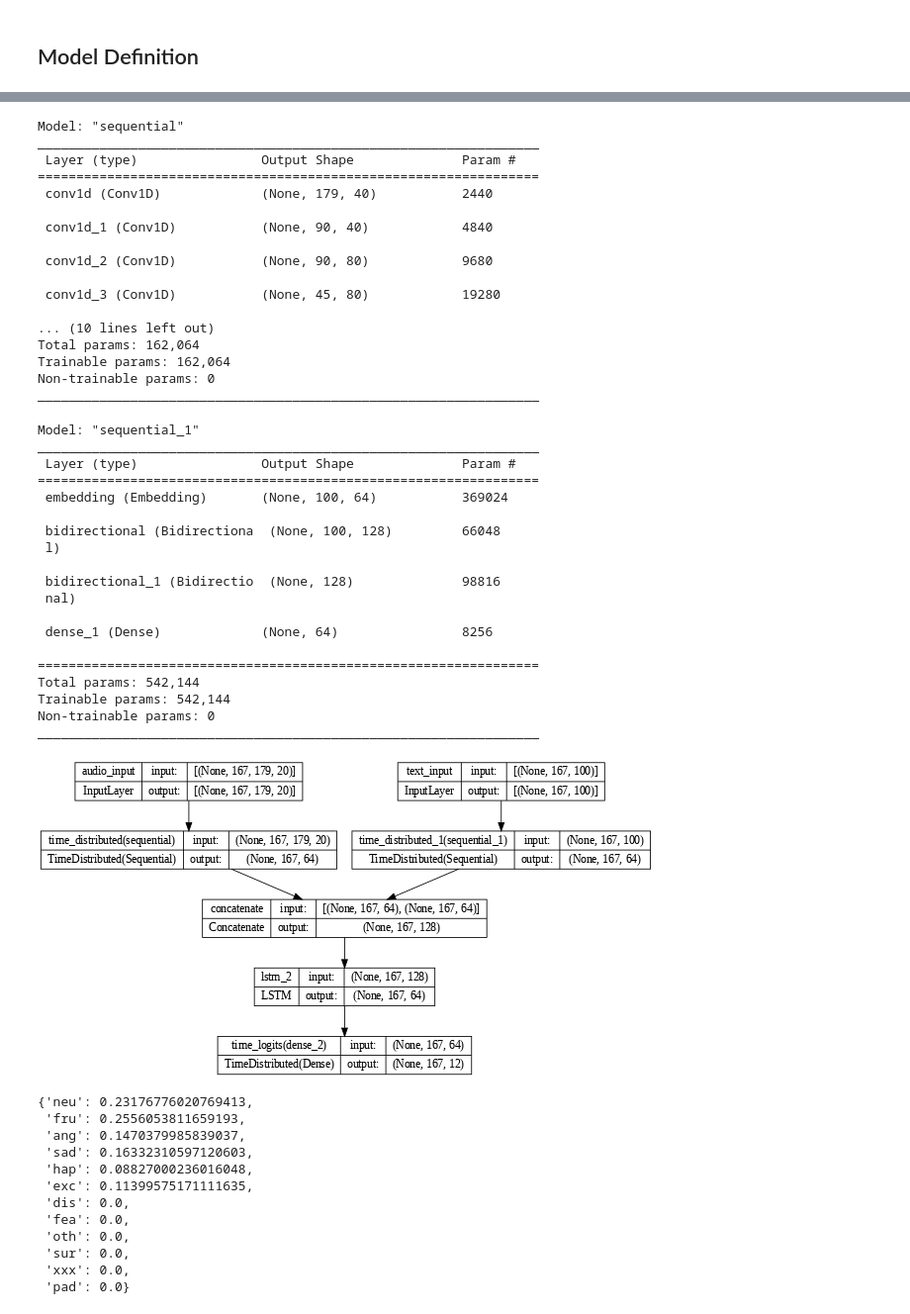
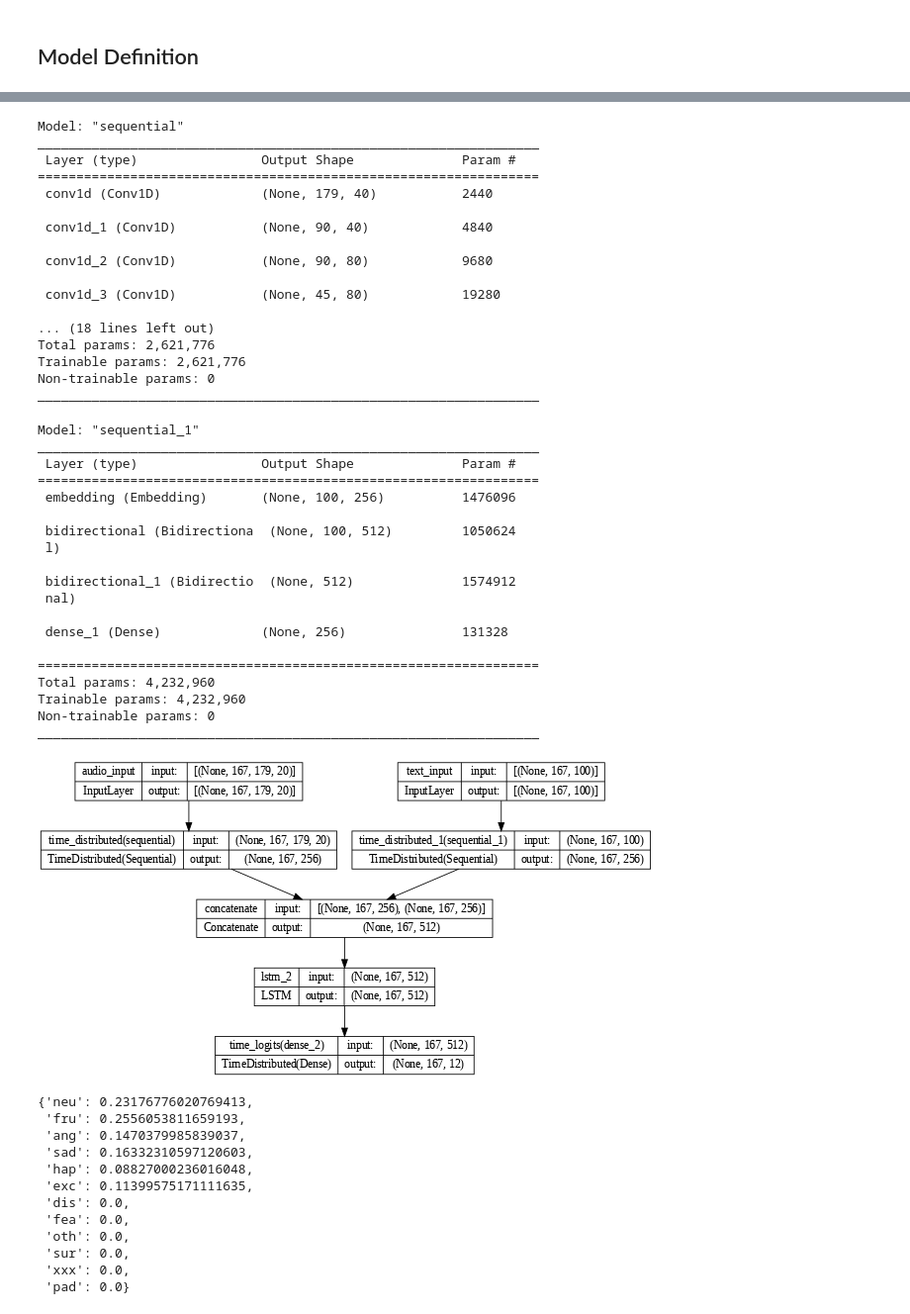
Before and after one commit to eskinderit/A-comparison-of-small-and-large-uni-multi-modal-language-models-for-sentiment-analysis-, a Jupyter notebook: ThirdMultimodalModel.ipynb, the cells around one changed output, grey strips where cells are left out. Shown: that part at 99% size. Cells and saved outputs as stored; diff of their text form; code cells hidden in the pictures.

```diff
--- a/ThirdMultimodalModel.ipynb
+++ b/ThirdMultimodalModel.ipynb
@@ -733,16 +733,20 @@ UPDATE!
 
 - The model wasn't taking into account the masked input in the computation of the loss. the mask was used only in order to speed up the computation of the model. therefore i keeped the mask and also added the sample_weights parameters, the results are more likely to be correct, the high score of the previous version were due to the fact that i was considering also the 'pad' labels.
 # %%
-latent_embedding_dim = 64
+latent_embedding_dim = 256
 
 audio_embedder = ks.Sequential([
         ks.Input(audio_train.shape[-2:]),
-        ks.layers.Conv1D(2*audio_train.shape[-1], 3, strides=1, padding='same'),
-        ks.layers.Conv1D(2*audio_train.shape[-1], 3, strides=2, padding='same'),
-        ks.layers.Conv1D(4*audio_train.shape[-1], 3, strides=1, padding='same'),
-        ks.layers.Conv1D(4*audio_train.shape[-1], 3, strides=2, padding='same'),
-        ks.layers.Conv1D(8*audio_train.shape[-1], 3, strides=1, padding='same'),
-        ks.layers.Conv1D(8*audio_train.shape[-1], 3, strides=2, padding='same'),
+        ks.layers.Conv1D(2*audio_train.shape[-1], 3, strides=1, padding='same', activation='relu'),
+        ks.layers.Conv1D(2*audio_train.shape[-1], 3, strides=2, padding='same', activation='relu'),
+        ks.layers.Conv1D(4*audio_train.shape[-1], 3, strides=1, padding='same', activation='relu'),
+        ks.layers.Conv1D(4*audio_train.shape[-1], 3, strides=2, padding='same', activation='relu'),
+        ks.layers.Conv1D(8*audio_train.shape[-1], 3, strides=1, padding='same', activation='relu'),
+        ks.layers.Conv1D(8*audio_train.shape[-1], 3, strides=2, padding='same', activation='relu'),
+        ks.layers.Conv1D(16*audio_train.shape[-1], 3, strides=1, padding='same', activation='relu'),
+        ks.layers.Conv1D(16*audio_train.shape[-1], 3, strides=2, padding='same', activation='relu'),
+        ks.layers.Conv1D(32*audio_train.shape[-1], 3, strides=1, padding='same', activation='relu'),
+        ks.layers.Conv1D(32*audio_train.shape[-1], 3, strides=2, padding='same', activation='relu'),
         ks.layers.GlobalAveragePooling1D(),
         ks.layers.Dense(latent_embedding_dim)
         #ks.layers.GlobalMaxPooling1D()
@@ -762,9 +766,9 @@ _________________________________________________________________
 
  conv1d_3 (Conv1D)           (None, 45, 80)            19280
 
-... (10 lines left out)
-Total params: 162,064
-Trainable params: 162,064
+... (18 lines left out)
+Total params: 2,621,776
+Trainable params: 2,621,776
 Non-trainable params: 0
 _________________________________________________________________
 # %%
@@ -796,9 +800,9 @@ if use_text_transformers:
     text_embedder = create_text_transformer_model(text_transformer, max_len_text_transformer, latent_embedding_dim)
 else:
     text_embedder = tf.keras.models.Sequential([
-            tf.keras.layers.Embedding(tokenizer.document_count, 64, input_length=max_sentence_len, mask_zero=True),
-            tf.keras.layers.Bidirectional(tf.keras.layers.LSTM(64, return_sequences=True)),
-            tf.keras.layers.Bidirectional(tf.keras.layers.LSTM(64)),
+            tf.keras.layers.Embedding(tokenizer.document_count, 256, input_length=max_sentence_len, mask_zero=True),
+            tf.keras.layers.Bidirectional(tf.keras.layers.LSTM(256, return_sequences=True)),
+            tf.keras.layers.Bidirectional(tf.keras.layers.LSTM(256)),
             Dense(units=latent_embedding_dim, activation='relu')
     ])
 
@@ -808,19 +812,19 @@ Model: "sequential_1"
 _________________________________________________________________
  Layer (type)                Output Shape              Param #
 =================================================================
- embedding (Embedding)       (None, 100, 64)           369024
+ embedding (Embedding)       (None, 100, 256)          1476096
 
- bidirectional (Bidirectiona  (None, 100, 128)         66048
+ bidirectional (Bidirectiona  (None, 100, 512)         1050624
  l)
 
- bidirectional_1 (Bidirectio  (None, 128)              98816
+ bidirectional_1 (Bidirectio  (None, 512)              1574912
  nal)
 
- dense_1 (Dense)             (None, 64)                8256
+ dense_1 (Dense)             (None, 256)               131328
 
 =================================================================
-Total params: 542,144
-Trainable params: 542,144
+Total params: 4,232,960
+Trainable params: 4,232,960
 Non-trainable params: 0
 _________________________________________________________________
 # %%
@@ -829,7 +833,7 @@ def make_multimodal_model(audio_embedder, audio_input_dim, text_embedder, text_i
     time_audio_embedder = keras.layers.TimeDistributed(audio_embedder)
     time_text_embedder = keras.layers.TimeDistributed(text_embedder)
 
-    lstm = keras.layers.LSTM(deep_embedding_dim, return_sequences=True)
+    lstm = keras.layers.LSTM(2*deep_embedding_dim, return_sequences=True)
     # time_dropout = keras.layers.TimeDistributed(Dropout(0.3), name = 'time_dropout') # CHECK IF IT HELPS OR NOT
     time_logits = keras.layers.TimeDistributed(Dense(units=num_classes, activation='softmax'), name='time_logits')
 
@@ -843,34 +847,34 @@ def make_multimodal_model(audio_embedder, audio_input_dim, text_embedder, text_i
         x = time_audio_embedder(audio_input, mask=K.all(audio_input==0, axis=-1))
     else:
         x = time_audio_embedder(audio_input)
 
     if use_text_attention:
         if mask_conv:
             x_text = time_text_embedder([text_input, text_attention_input], mask=K.all(text_attention_input[...,2:]==0, axis=-1))
         else:
             x_text = time_text_embedder([text_input, text_attention_input])
     else:
         if mask_conv:
             x_text = time_text_embedder(text_input, mask=K.all(text_input==0, axis=-1))
         else:
             x_text = time_text_embedder(text_input)
 
     x = tf.keras.layers.concatenate([x, x_text], axis=-1)
     x = lstm(x)
     # x = time_dropout(x)
     output = time_logits(x)
 
     if use_text_attention:
         model = keras.models.Model([audio_input, text_input, text_attention_input], output)
     else:
         model = keras.models.Model([audio_input, text_input], output)
 
     return model
 
 model = make_multimodal_model(audio_embedder, audio_train.shape[1:], text_embedder, text_train_ids.shape[1:], latent_embedding_dim, max_conv_length, len(label2id), use_text_attention=use_text_transformers)
 ks.utils.plot_model(model, show_shapes=True, dpi=60)
 # %% [output]
-[figure, old version]
+[figure, new version]
 # %%
 class Masked_Categorical_Crossentropy():
     def __init__(self, ignore_indexes = [], class_weights={}):
```
Also changed, not shown: parts of 8 cells of this notebook.
